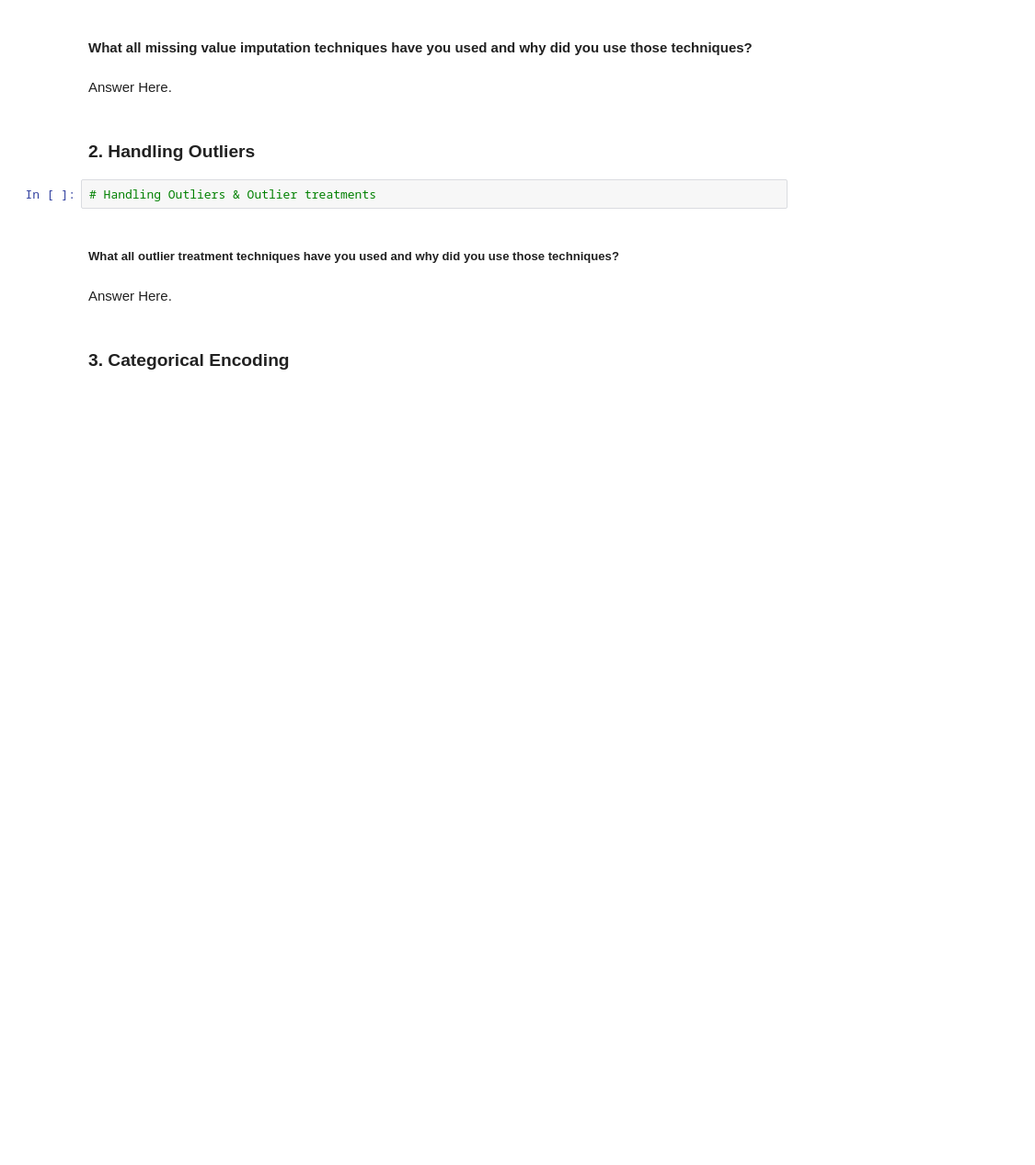
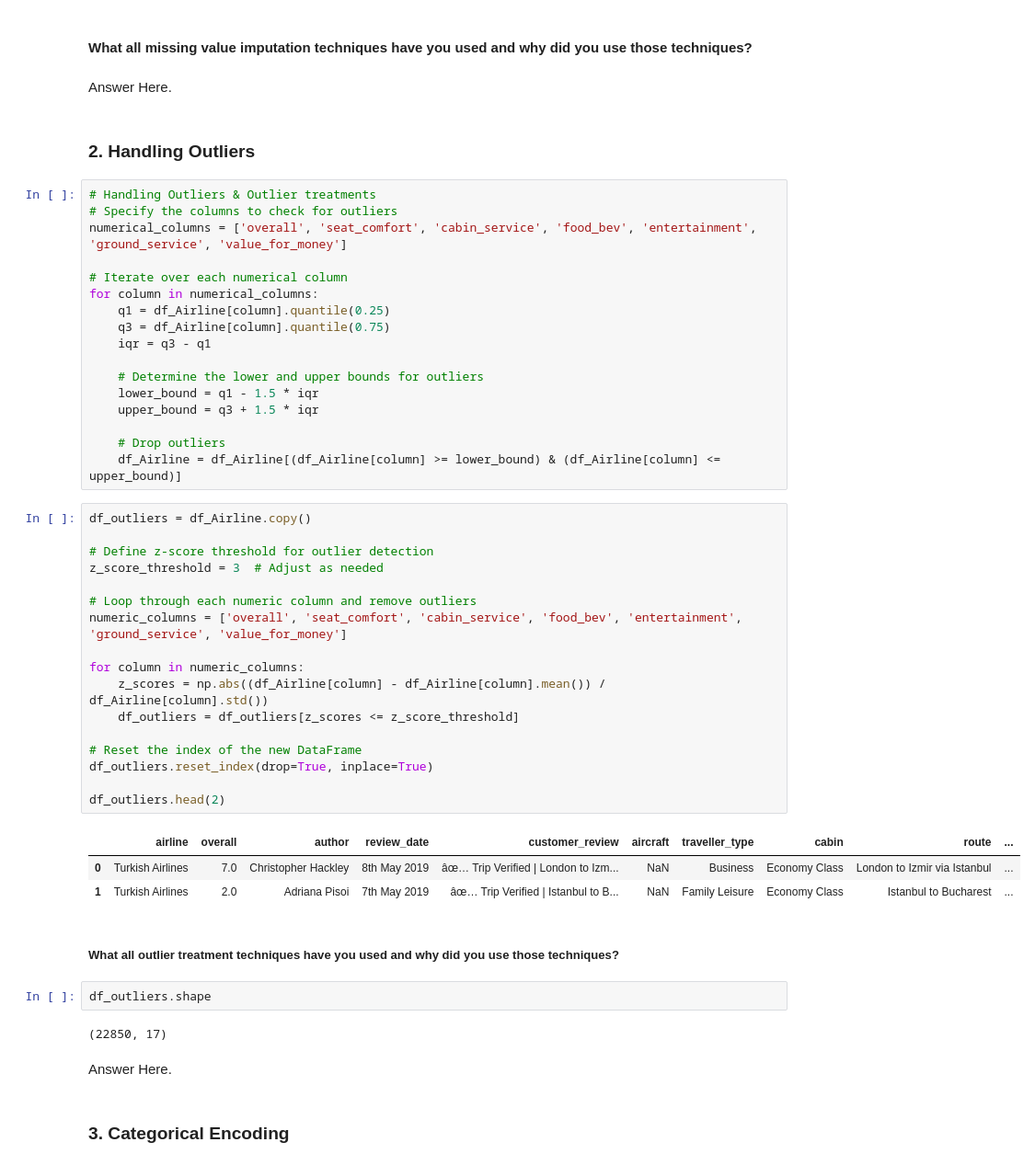
Before and after one commit to Preet3621/Classification_Airline_preet, a Jupyter notebook: Air_Referal_Preet.ipynb, the cells around one changed output. Shown at 92% size. Cells and saved outputs as stored; diff of their text form; blank space fills up the shorter version.

```diff
--- a/Air_Referal_Preet.ipynb
+++ b/Air_Referal_Preet.ipynb
@@ -788,10 +917,50 @@ Answer Here.
 Answer Here.
 # %% [markdown]
 ### 2. Handling Outliers
-# %%
-# Handling Outliers & Outlier treatments
+# %%
+# Handling Outliers & Outlier treatments
+# Specify the columns to check for outliers
+numerical_columns = ['overall', 'seat_comfort', 'cabin_service', 'food_bev', 'entertainment', 'ground_service', 'value_for_money']
+
+# Iterate over each numerical column
+for column in numerical_columns:
+    q1 = df_Airline[column].quantile(0.25)
+    q3 = df_Airline[column].quantile(0.75)
+    iqr = q3 - q1
+
+    # Determine the lower and upper bounds for outliers
+    lower_bound = q1 - 1.5 * iqr
+    upper_bound = q3 + 1.5 * iqr
+
+    # Drop outliers
+    df_Airline = df_Airline[(df_Airline[column] >= lower_bound) & (df_Airline[column] <= upper_bound)]
+# %%
+df_outliers = df_Airline.copy()
+
+# Define z-score threshold for outlier detection
+z_score_threshold = 3  # Adjust as needed
+
+# Loop through each numeric column and remove outliers
+numeric_columns = ['overall', 'seat_comfort', 'cabin_service', 'food_bev', 'entertainment', 'ground_service', 'value_for_money']
+
+for column in numeric_columns:
+    z_scores = np.abs((df_Airline[column] - df_Airline[column].mean()) / df_Airline[column].std())
+    df_outliers = df_outliers[z_scores <= z_score_threshold]
+
+# Reset the index of the new DataFrame
+df_outliers.reset_index(drop=True, inplace=True)
+
+df_outliers.head(2)
+# %% [output]
+|  | airline | overall | author | review_date | customer_review | aircraft | traveller_type | cabin | route | ... |
+| 0 | Turkish Airlines | 7.0 | Christopher Hackley | 8th May 2019 | âœ… Trip Verified | London to Izm... | NaN | Business | Economy Class | London to Izmir via Istanbul | ... |
+| 1 | Turkish Airlines | 2.0 | Adriana Pisoi | 7th May 2019 | âœ… Trip Verified | Istanbul to B... | NaN | Family Leisure | Economy Class | Istanbul to Bucharest | ... |
 # %% [markdown]
 ##### What all outlier treatment techniques have you used and why did you use those techniques?
+# %%
+df_outliers.shape
+# %% [output]
+(22850, 17)
 # %% [markdown]
 Answer Here.
 # %% [markdown]
```
Also changed, not shown: parts of 21 cells of this notebook.
